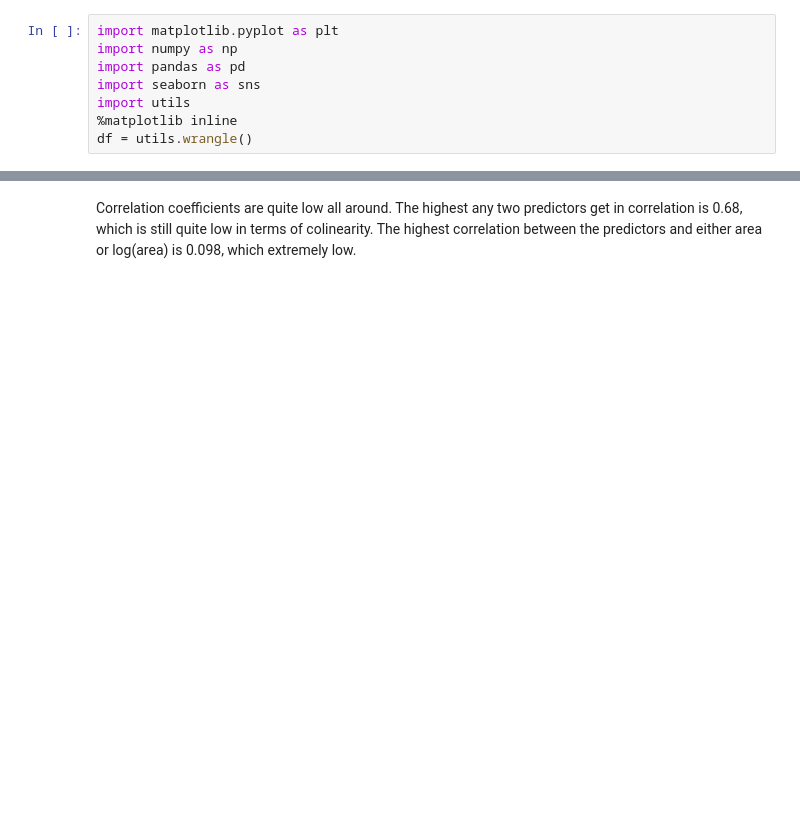
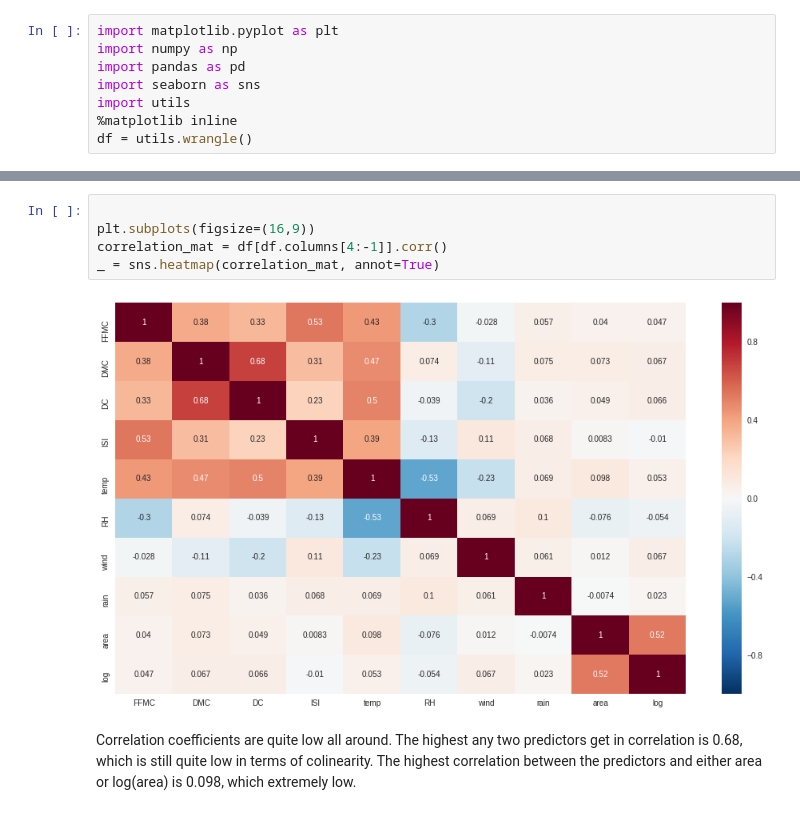
Before and after one commit to davidjwatts/portuguese_fires, a Jupyter notebook: Inferential_Statistics.ipynb, the cells around one changed output, grey strips where cells are left out. Drawn from its saved outputs; the diff is of its cells as text; blank space fills up the shorter version.

Commit message:
added heatmap to crr matrix

```diff
--- a/Inferential_Statistics.ipynb
+++ b/Inferential_Statistics.ipynb
@@ -23,2 +9,9 @@ df[df.columns[4:-1]].corr()
+# %%
+
+plt.subplots(figsize=(16,9))
+correlation_mat = df[df.columns[4:-1]].corr()
+_ = sns.heatmap(correlation_mat, annot=True)
+# %% [output]
+[figure, added]
 # %% [markdown]
 Correlation coefficients are quite low all around. The highest any two predictors get in correlation is 0.68, which is still quite low in terms of colinearity. The highest correlation between the predictors and either area or log(area) is 0.098, which extremely low.
```
Also changed, not shown: parts of 2 cells of this notebook.
